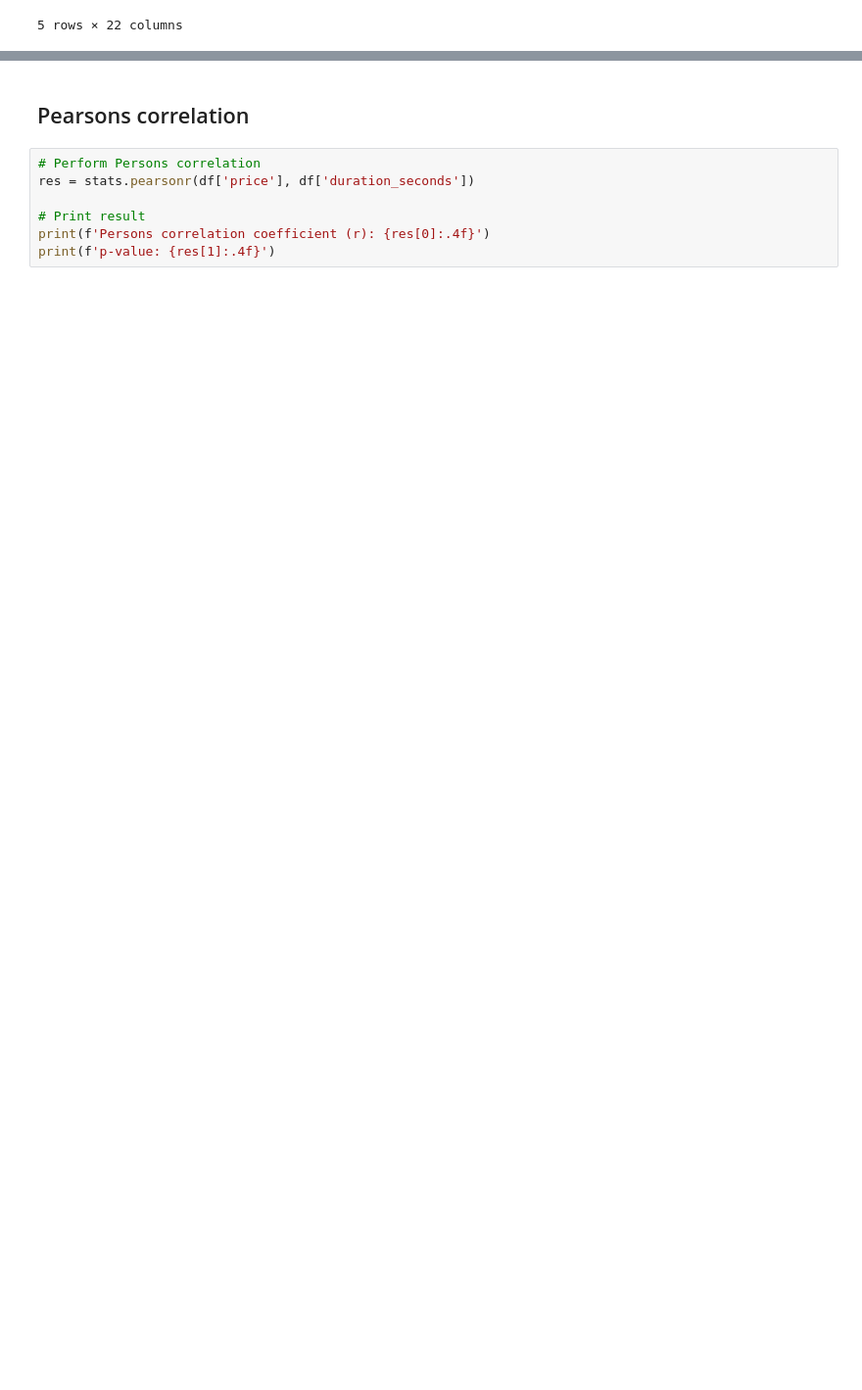
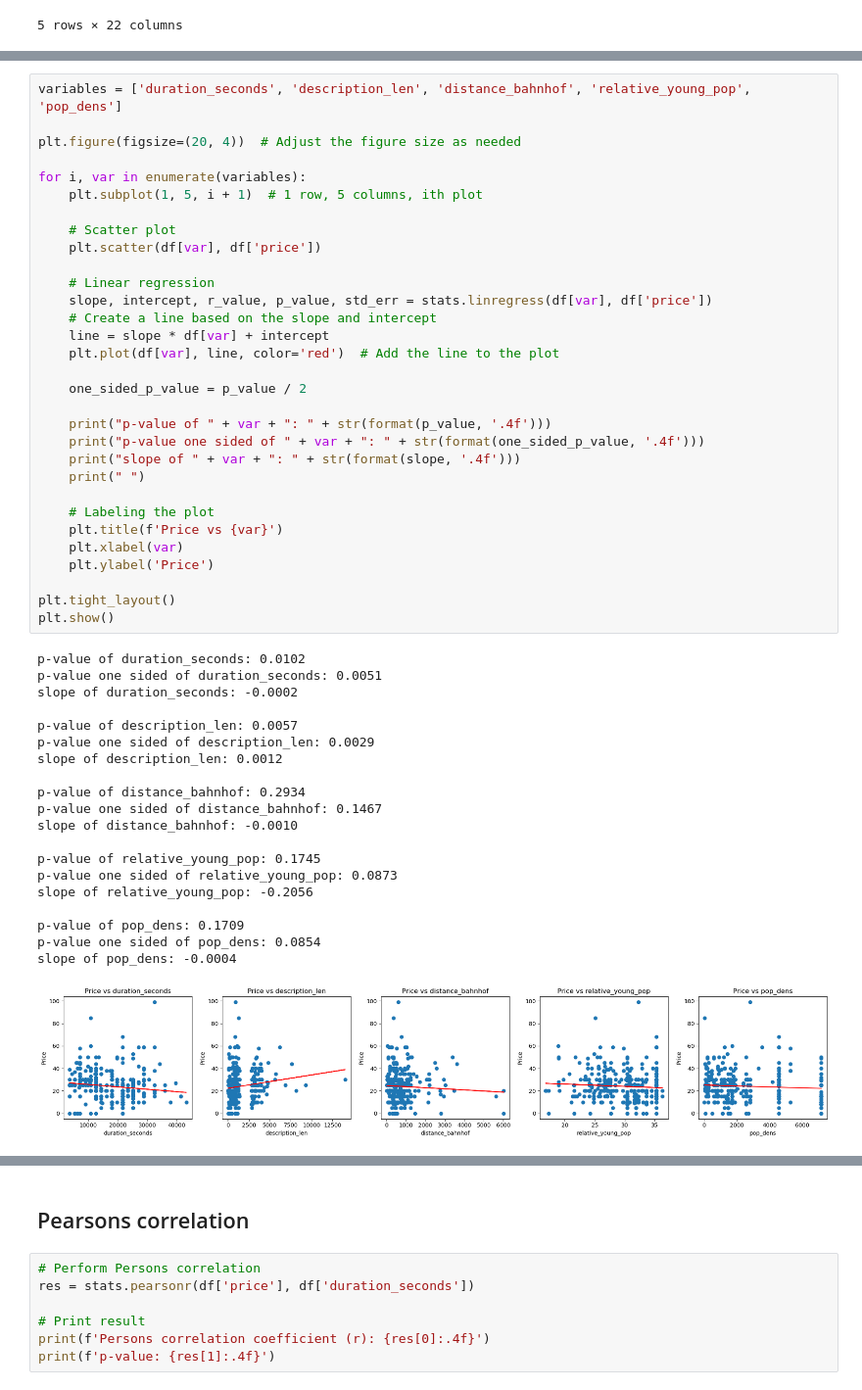
Before and after one commit to looiic/data_analytics, a Jupyter notebook: Projekt/Correlation_analysis.ipynb, the cells around one changed output, grey strips where cells are left out. Shown at 98% size. Cells and saved outputs as stored; diff of their text form; blank space fills up the shorter version.

```diff
--- a/Projekt/Correlation_analysis.ipynb
+++ b/Projekt/Correlation_analysis.ipynb
@@ -31,0 +43,52 @@ plt.show()
+# %%
+variables = ['duration_seconds', 'description_len', 'distance_bahnhof', 'relative_young_pop', 'pop_dens']
+
+plt.figure(figsize=(20, 4))  # Adjust the figure size as needed
+
+for i, var in enumerate(variables):
+    plt.subplot(1, 5, i + 1)  # 1 row, 5 columns, ith plot
+
+    # Scatter plot
+    plt.scatter(df[var], df['price'])
+
+    # Linear regression
+    slope, intercept, r_value, p_value, std_err = stats.linregress(df[var], df['price'])
+    # Create a line based on the slope and intercept
+    line = slope * df[var] + intercept
+    plt.plot(df[var], line, color='red')  # Add the line to the plot
+
+    one_sided_p_value = p_value / 2
+
+    print("p-value of " + var + ": " + str(format(p_value, '.4f')))
+    print("p-value one sided of " + var + ": " + str(format(one_sided_p_value, '.4f')))
+    print("slope of " + var + ": " + str(format(slope, '.4f')))
+    print(" ")
+
+    # Labeling the plot
+    plt.title(f'Price vs {var}')
+    plt.xlabel(var)
+    plt.ylabel('Price')
+
+plt.tight_layout()
+plt.show()
+# %% [output]
+p-value of duration_seconds: 0.0102
+p-value one sided of duration_seconds: 0.0051
+slope of duration_seconds: -0.0002
+
+p-value of description_len: 0.0057
+p-value one sided of description_len: 0.0029
+slope of description_len: 0.0012
+
+p-value of distance_bahnhof: 0.2934
+p-value one sided of distance_bahnhof: 0.1467
+slope of distance_bahnhof: -0.0010
+
+p-value of relative_young_pop: 0.1745
+p-value one sided of relative_young_pop: 0.0873
+slope of relative_young_pop: -0.2056
+
+p-value of pop_dens: 0.1709
+p-value one sided of pop_dens: 0.0854
+slope of pop_dens: -0.0004
+[figure, added]
```
Also changed, not shown: parts of 27 cells of this notebook, 1 other file.
